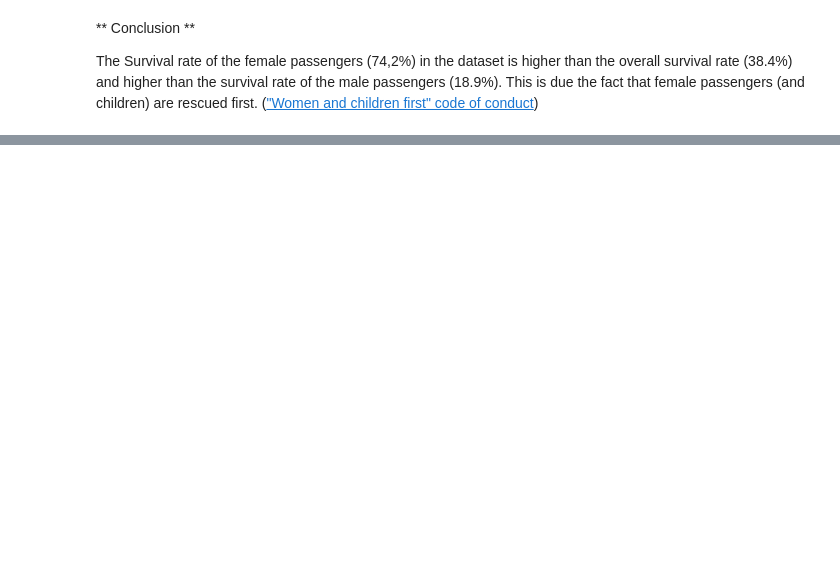
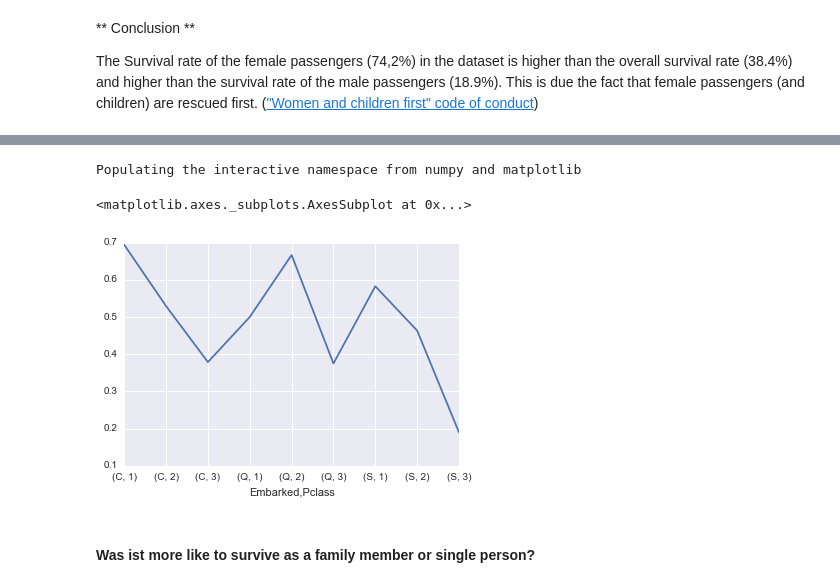
Before and after one commit to jenslaufer/data-analyst-nanodegree, a Jupyter notebook: p2/Assignment/Titanic Data.ipynb, the cells around one changed output, grey strips where cells are left out. Cells and saved outputs as stored; diff of their text form; code cells hidden in the pictures; blank space fills up the shorter version.

```diff
--- a/p2/Assignment/Titanic Data.ipynb
+++ b/p2/Assignment/Titanic Data.ipynb
@@ -115,0 +177,4 @@ The Survival rate of the female passengers (74,2%) in the dataset is higher than
+# %%
+print 'Survival rate by embarkement location and passenger class:'
+titanic_df_by_embarkment_pclass = titanic_df.groupby(['Embarked','Pclass']).mean()['Survived']
+titanic_df_by_embarkment_pclass
@@ -115,0 +194,9 @@ The Survival rate of the female passengers (74,2%) in the dataset is higher than
+# %%
+%pylab inline
+titanic_df_by_embarkment_pclass.plot()
+# %% [output]
+Populating the interactive namespace from numpy and matplotlib
+<matplotlib.axes._subplots.AxesSubplot at 0x...>
+[figure, added]
+# %% [markdown]
+#### Was ist more like to survive as a family member or single person? ####
```
Also changed, not shown: parts of 26 cells of this notebook.
